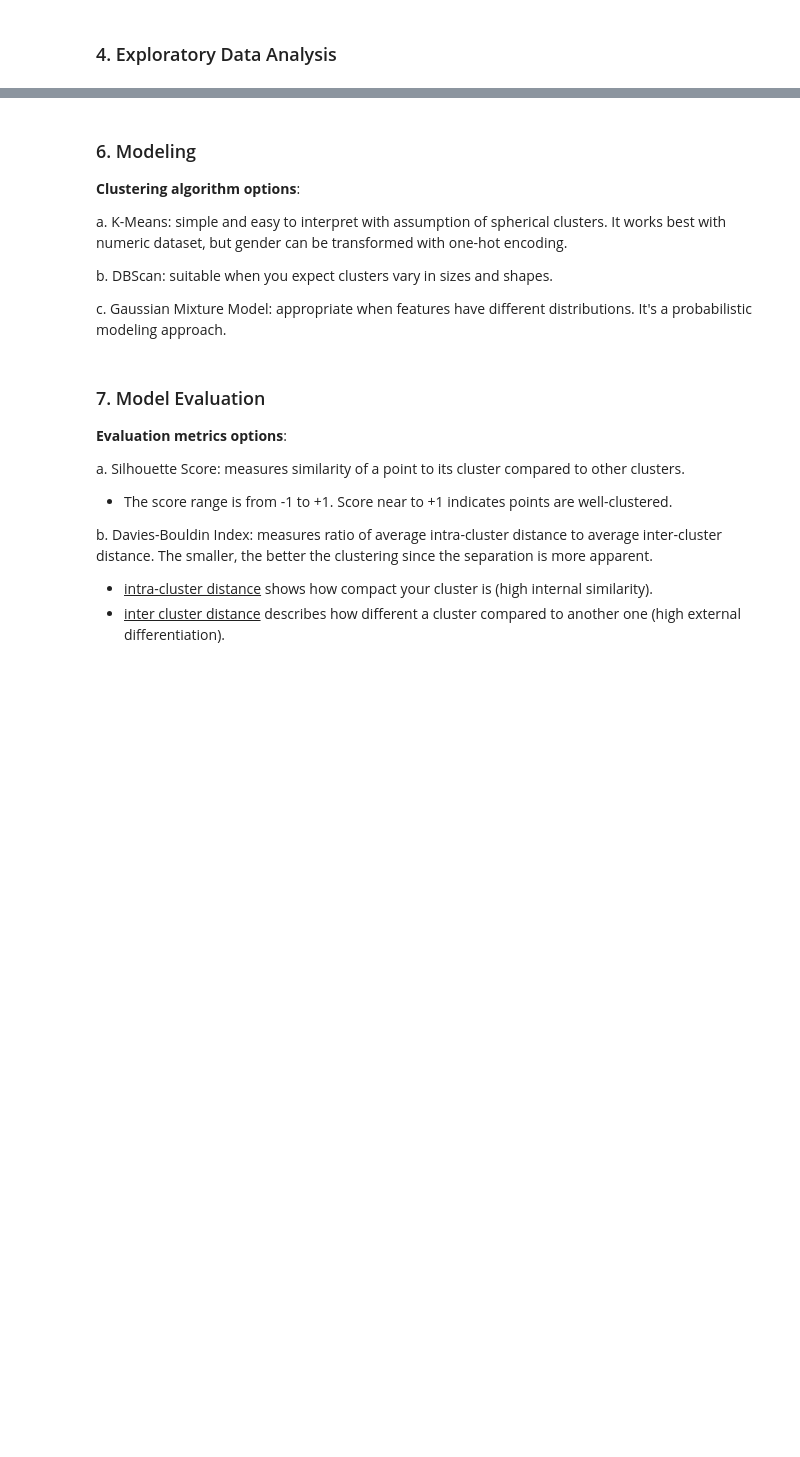
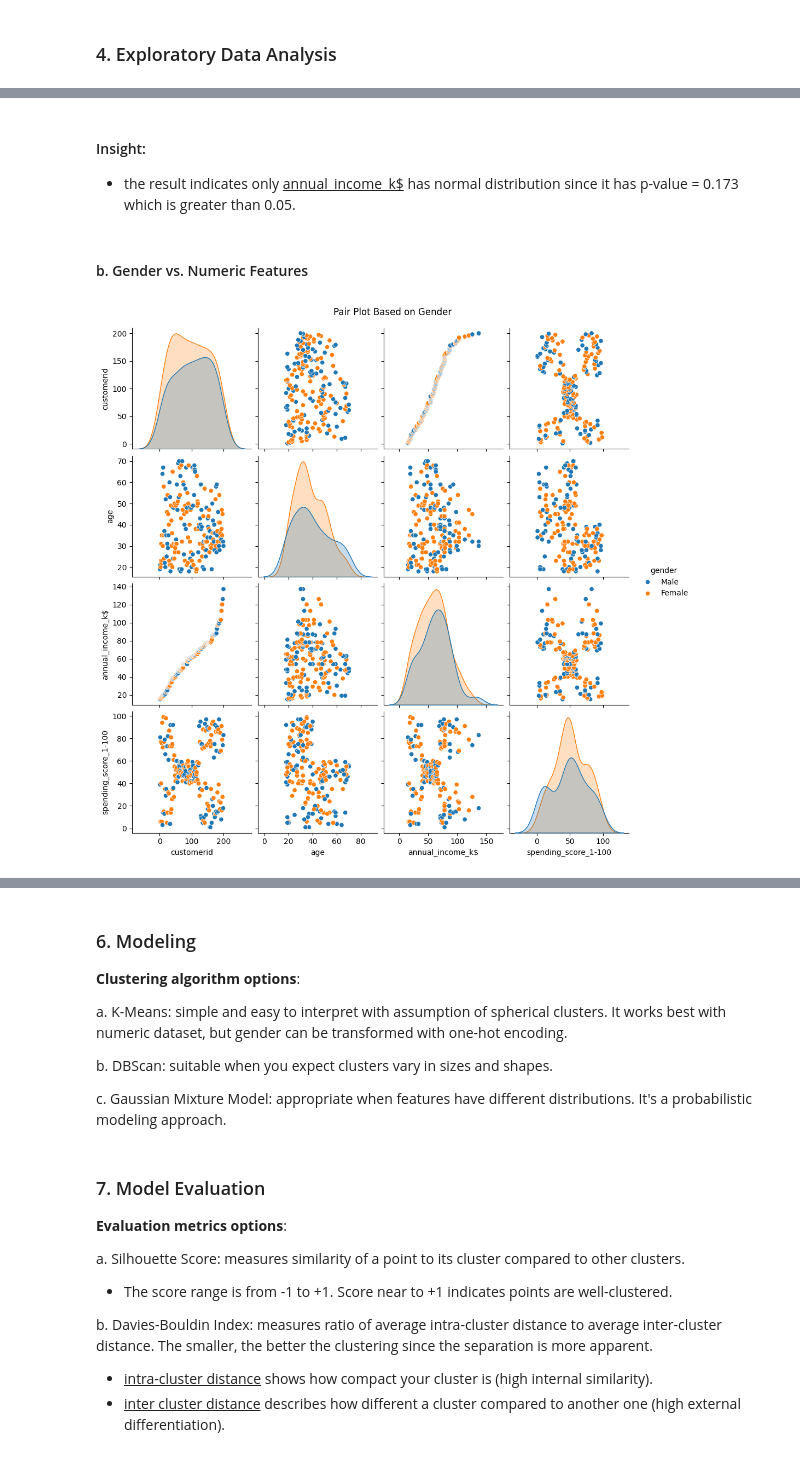
Before and after one commit to catherinehelenna/Market-Basket-Analysis, a Jupyter notebook: modeling.ipynb, the cells around one changed output, grey strips where cells are left out. Drawn from its saved outputs; the diff is of its cells as text; code cells hidden in the pictures; blank space fills up the shorter version.

```diff
--- a/modeling.ipynb
+++ b/modeling.ipynb
@@ -16,0 +166,12 @@ Spending Score is something you assign to the customer based on your defined par
+# %% [markdown]
+#### Insight:
+- the result indicates only <u>annual_income_k$</u> has normal distribution since it has p-value = 0.173 which is greater than 0.05.
+# %% [markdown]
+#### b. Gender vs. Numeric Features
+# %%
+# make pairplot
+sns.pairplot(customer_data,hue='gender')
+plt.suptitle("Pair Plot Based on Gender", y=1.02)
+plt.show()
+# %% [output]
+[figure, added]
```
Also changed, not shown: parts of 17 cells of this notebook.
